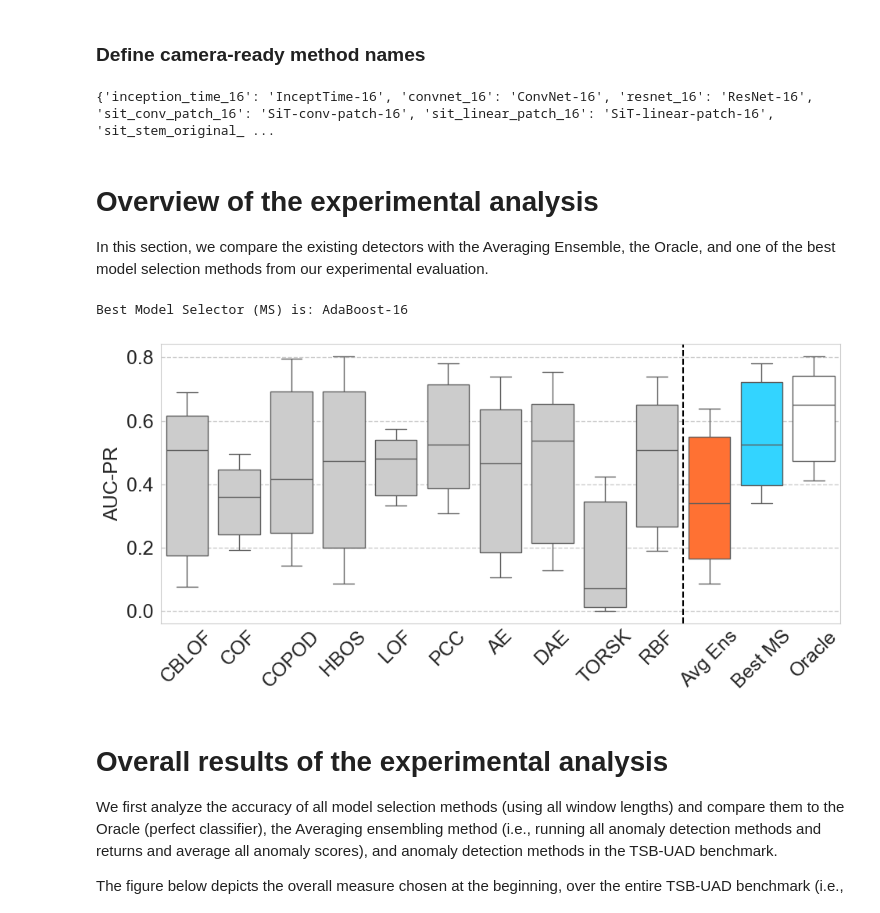
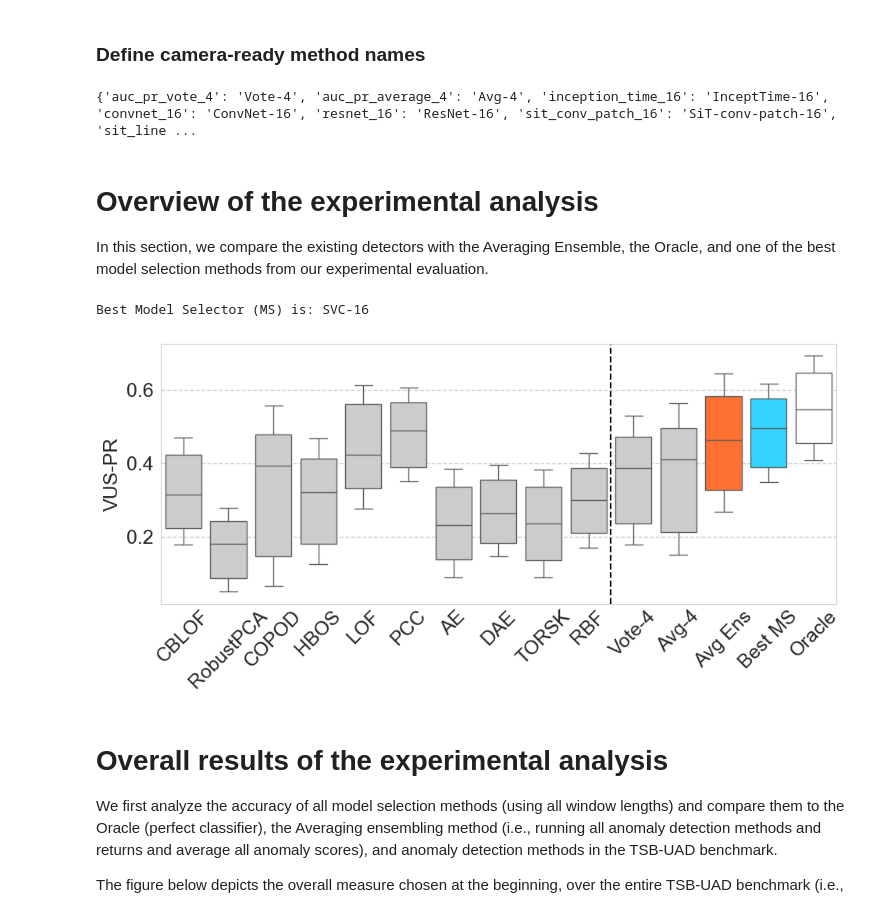
Before and after one commit to doanthihoaithu/MSAD, a Jupyter notebook: experiments/accuracy_analysis/accuracy_evaluation_mts.ipynb, the cells around one changed output. Saved outputs shown, nothing was run; the diff lists cells and outputs as text; code cells hidden in the pictures.

Commit message:
implement combining multiple detectors

```diff
--- a/experiments/accuracy_analysis/accuracy_evaluation_mts.ipynb
+++ b/experiments/accuracy_analysis/accuracy_evaluation_mts.ipynb
@@ -45,0 +40,9 @@ Please select a measure for the analysis. You can choose between VUS_PR and AUC_
+# %%
+df_average = pd.read_csv('/Users/macbook/PycharmProjects/MuMSAD_interpretability/3-MSAD/experiments/test_combine_detectors/convnet_16/synthetic_average_4.csv', index_col=0)
+df_average.reset_index(inplace=True)
+df_average['dataset'] = df_average['index'].str.split('/', expand=True)[0]
+df_average['filename'] = df_average['index'].str.split('/', expand=True)[1]
+# df_average.set_index(['dataset', 'filename'], inplace=True)
+df_average['auc_pr_average_4_score'] = df_average['auc_pr_average_4']
+df_average = df_average[['dataset', 'filename', 'auc_pr_average_4_score']]
+df_average
@@ -45,0 +63,9 @@ Please select a measure for the analysis. You can choose between VUS_PR and AUC_
+# %%
+df_vote = pd.read_csv('/Users/macbook/PycharmProjects/MuMSAD_interpretability/3-MSAD/experiments/test_combine_detectors/convnet_16/synthetic_vote_4.csv', index_col=0)
+df_vote.reset_index(inplace=True)
+df_vote['dataset'] = df_vote['index'].str.split('/', expand=True)[0]
+df_vote['filename'] = df_vote['index'].str.split('/', expand=True)[1]
+# df_vote.set_index(['dataset', 'filename'], inplace=True)
+df_vote['auc_pr_vote_4_score'] = df_vote['auc_pr_vote_4']
+df_vote = df_vote[['dataset', 'filename', 'auc_pr_vote_4_score']]
+df_vote
@@ -46,6 +86,6 @@ Please select a measure for the analysis. You can choose between VUS_PR and AUC_
 # %%
 # Replace this value with "AUC_PR" or "VUS_PR" to obtain the corresponding results
-measure_name = 'AUC_PR'
+measure_name = 'VUS_PR'
 
 # ['INTERPRETABILITY_HIT_2_SCORE', 'INTERPRETABILITY_LOG_SCORE']
 
@@ -53,8 +93,19 @@ measure_name = 'AUC_PR'
 # figure_path = 'dummy/path/{}.svg'
 
 df = pd.read_csv(f'../../results_mts/merged_scores/{current_dataset}/current_accuracy_{measure_name}.csv')
+df = pd.merge(df, df_average, on=['dataset', 'filename'], how='left')
+df = pd.merge(df, df_vote, on=['dataset', 'filename'], how='left')
+score_columns = [c for c in df.columns if c.endswith('_score')]
+new_columns = {c: c[:-6] for c in score_columns}
+# print(new_columns)
+# print(score_columns)
+df.rename(new_columns, axis=1, inplace=True)
+# df.columns = df.columns.str[:-5]
+print(df.columns)
 if 'Unnamed: 0' in df.columns:
     df = df.drop(labels='Unnamed: 0', axis=1)
+
+combined_detector_methods = ['auc_pr_vote_4', 'auc_pr_average_4']
 
 methods_conv = [
     'inception_time_{}',
@@ -81,7 +132,7 @@ methods_feature = [
 
 # old_methods = ['IFOREST', 'LOF', 'MP', 'NORMA', 'IFOREST1', 'HBOS', 'OCSVM','PCA', 'AE', 'CNN', 'LSTM', 'POLY']
 
-old_methods = ['CBLOF', 'COF', 'COPOD', 'HBOS', 'LOF', 'PCC', 'AutoEncoder (AE)', 'DenoisingAutoEncoder (DAE)', 'Torsk', 'Random Black Forest (RR)']
+old_methods = ['CBLOF', 'RobustPCA', 'COPOD', 'HBOS', 'LOF', 'PCC', 'AutoEncoder (AE)', 'DenoisingAutoEncoder (DAE)', 'Torsk', 'Random Black Forest (RR)']
 
 Base_methods = ['Avg Ens','Oracle']
 
@@ -92,6 +143,7 @@ all_methods_ens = [meth.format(length) for meth in methods_conv for length in al
 all_methods_ens += [meth.format(length) for meth in methods_sit for length in all_length]
 all_methods_ens += [meth.format(length) for meth in methods_ts for length in all_length]
 all_methods_ens += [meth.format(length) for meth in methods_feature for length in all_length]
+all_methods_ens += combined_detector_methods
 
 # Keep only the methods that exist in the results you read
 all_methods = old_methods + Base_methods + all_methods_ens
@@ -112,6 +190,8 @@ FileNotFoundError: [Errno 2] No such file or directory: '../../results_mts/merge
 all_length = config.supported_window_sizes
 
 template_names = {
+    'auc_pr_vote_4': 'Vote-4',
+    'auc_pr_average_4': 'Avg-4',
     'inception_time_{}': 'InceptTime-{}',
     'convnet_{}': 'ConvNet-{}',
     'resnet_{}': 'ResNet-{}',
@@ -136,6 +216,7 @@ template_names = {
 
     'CBLOF': 'CBLOF',
     'COF': 'COF',
+    'RobustPCA': 'RobustPCA',
     'COPOD': 'COPOD',
     'PCC': 'PCC',
     'HBOS': 'HBOS',
@@ -179,7 +260,7 @@ for length in all_length:
             final_names[key] = value
 print(final_names)
 # %% [output]
-{'inception_time_16': 'InceptTime-16', 'convnet_16': 'ConvNet-16', 'resnet_16': 'ResNet-16', 'sit_conv_patch_16': 'SiT-conv-patch-16', 'sit_linear_patch_16': 'SiT-linear-patch-16', 'sit_stem_original_ ...
+{'auc_pr_vote_4': 'Vote-4', 'auc_pr_average_4': 'Avg-4', 'inception_time_16': 'InceptTime-16', 'convnet_16': 'ConvNet-16', 'resnet_16': 'ResNet-16', 'sit_conv_patch_16': 'SiT-conv-patch-16', 'sit_line ...
 # %% [markdown]
 # Overview of the experimental analysis
 
@@ -194,36 +275,36 @@ def plot_result_boxplot_dataset():
     method_means = df[[x for x in all_methods_ens if x in df.columns]].mean()
     best_ms = method_means.idxmax() # Best MS may differ since results are may slightly vary (although distributions are solid)
 #     best_ms = 'resnet_1024' # Best model selector at the time publishing of our paper
     print(f"Best Model Selector (MS) is: {final_names[best_ms]}")
 
     # old_method_order = ['OCSVM','POLY','LSTM','CNN','HBOS','PCA','IFOREST','AE','LOF','IFOREST1','MP','NORMA']
-    old_method_order = ['CBLOF','COF','COPOD','HBOS','LOF','PCC','AutoEncoder (AE)','DenoisingAutoEncoder (DAE)','Torsk', 'Random Black Forest (RR)']
+    old_method_order = ['CBLOF','RobustPCA','COPOD','HBOS','LOF','PCC','AutoEncoder (AE)','DenoisingAutoEncoder (DAE)','Torsk', 'Random Black Forest (RR)','auc_pr_vote_4', 'auc_pr_average_4']
     my_pal = {method: methods_colors["detectors"] for method in old_method_order}
     my_pal = {**my_pal, **{"Avg Ens": methods_colors["avg_ens"], best_ms: methods_colors["best_ms"], 'Oracle': methods_colors["oracle"] }}
 
     tmp_methods = old_method_order + ['Avg Ens', best_ms, 'Oracle']
     bplot = sns.boxplot(data=df[tmp_methods], palette=my_pal, showfliers = False, saturation=1, whis=0.241289844)
 
     xticks_labels = []
     for x in tmp_methods:
         if x != best_ms:
             xticks_labels.append(final_names[x])
         else:
             xticks_labels.append(final_names['best_ms'])
 
     plt.xticks(list(range(len(xticks_labels))), xticks_labels, rotation=45)
     plt.ylabel(final_names[measure_name])
 
     plt.axvline(9.5, color='black', linestyle='--')
     plt.tight_layout()
 #     plt.savefig(figure_path.format('1_intro_fig_1'), transparent=True)
     plt.show()
     plt.close()
 
 plot_result_boxplot_dataset()
 # %% [output]
-Best Model Selector (MS) is: AdaBoost-16
+Best Model Selector (MS) is: SVC-16
-[figure, old version]
+[figure, new version]
 # %% [markdown]
 # Overall results of the experimental analysis
 
```
Also changed, not shown: parts of 7 cells of this notebook, 15 other files.
